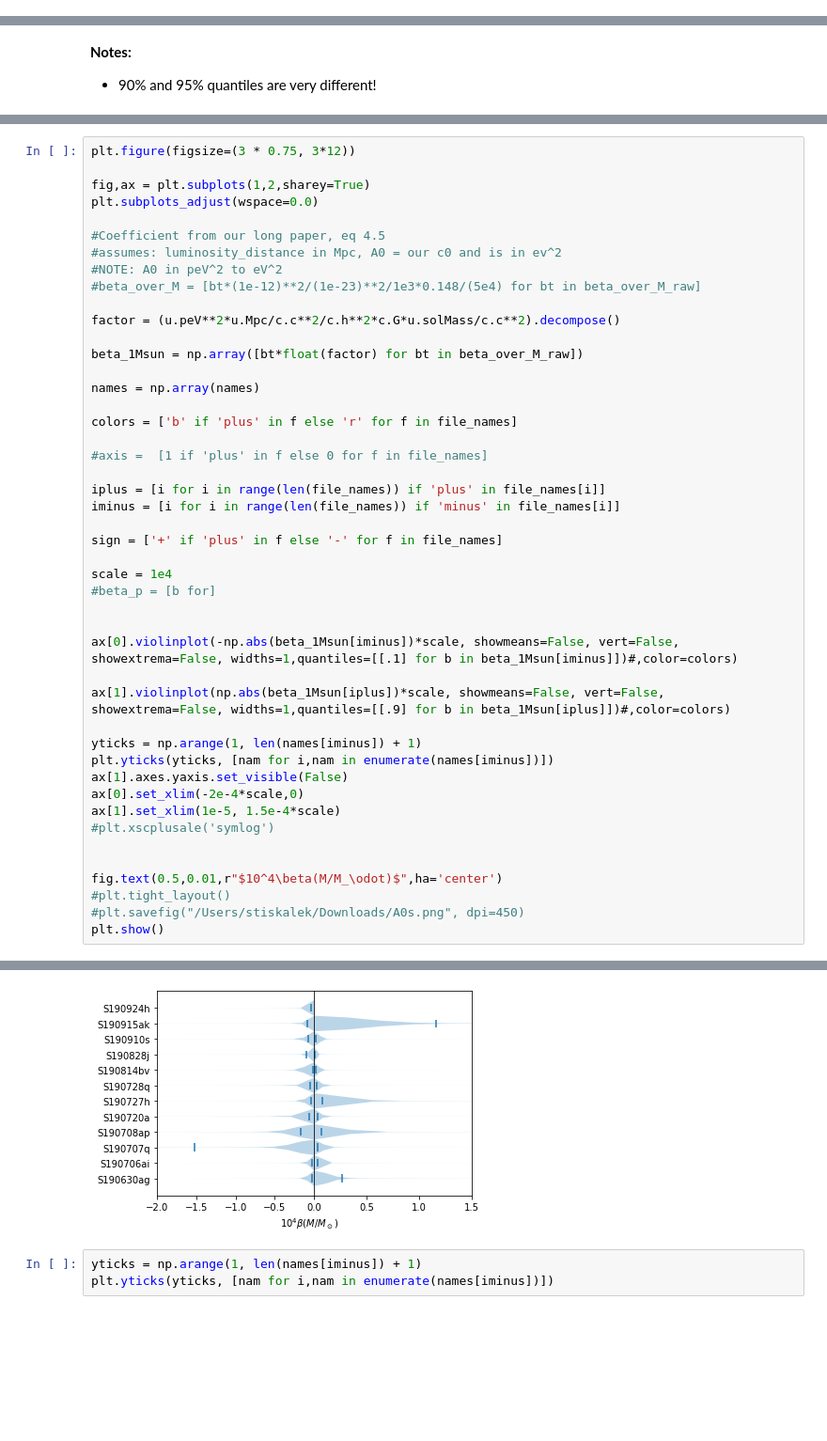
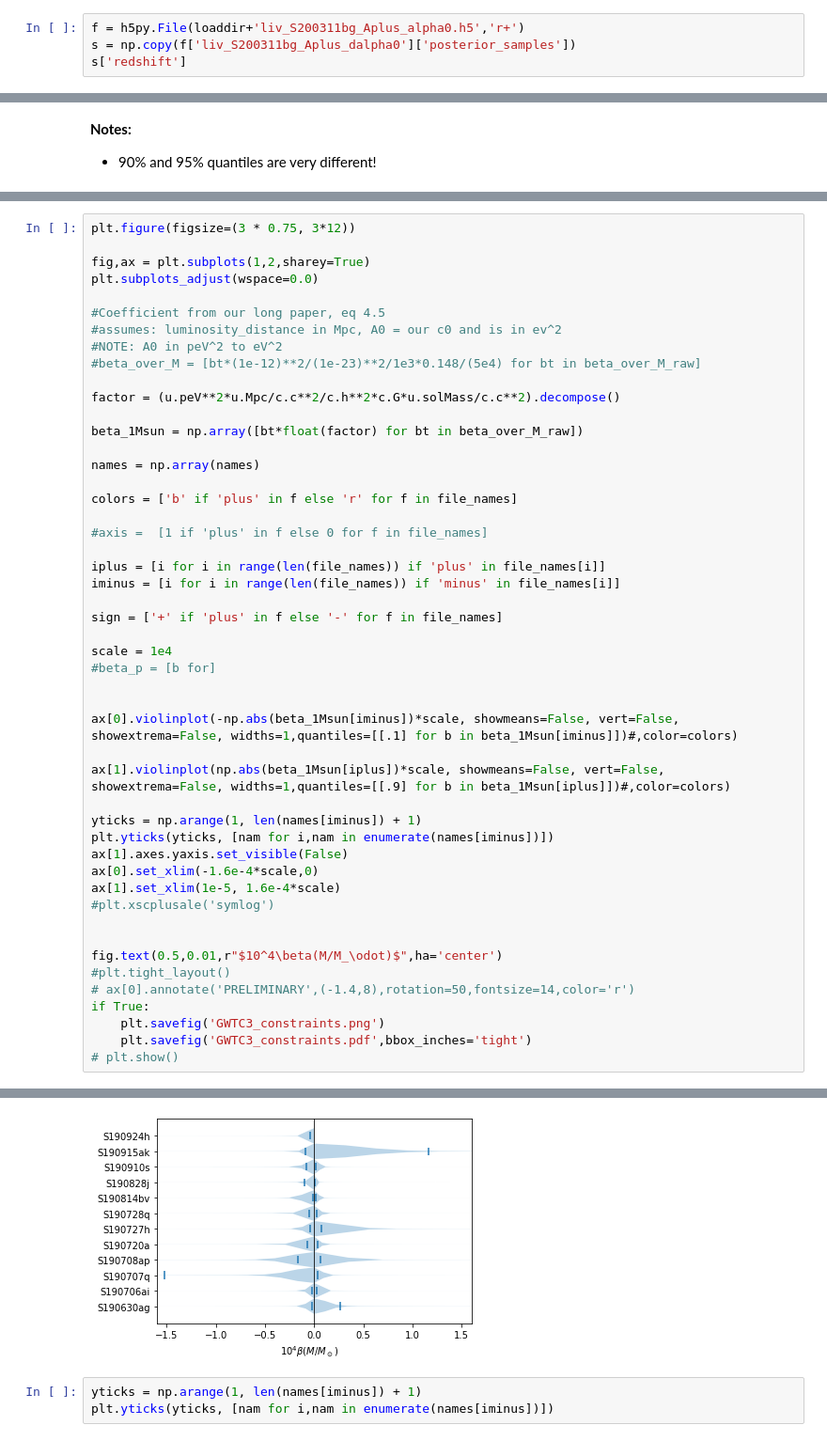
Before and after one commit to Richard-Sti/GSHE_public, a Jupyter notebook: scripts/plot_liv.ipynb, the cells around one changed output, grey strips where cells are left out. Shown: that part at 94% size. Drawn from its saved outputs; the diff is of its cells as text; blank space fills up the shorter version.

```diff
--- a/scripts/plot_liv.ipynb
+++ b/scripts/plot_liv.ipynb
@@ -166,2 +180,6 @@ plt.show()
 # %% [markdown]
 ## Violin plots
+# %%
+f = h5py.File(loaddir+'liv_S200311bg_Aplus_alpha0.h5','r+')
+s = np.copy(f['liv_S200311bg_Aplus_dalpha0']['posterior_samples'])
+s['redshift']
@@ -266,38 +388,41 @@ beta_1Msun = np.array([bt*float(factor) for bt in beta_over_M_raw])
 
 names = np.array(names)
 
 colors = ['b' if 'plus' in f else 'r' for f in file_names]
 
 #axis =  [1 if 'plus' in f else 0 for f in file_names]
 
 iplus = [i for i in range(len(file_names)) if 'plus' in file_names[i]]
 iminus = [i for i in range(len(file_names)) if 'minus' in file_names[i]]
 
 sign = ['+' if 'plus' in f else '-' for f in file_names]
 
 scale = 1e4
 #beta_p = [b for]
 
 
 ax[0].violinplot(-np.abs(beta_1Msun[iminus])*scale, showmeans=False, vert=False, showextrema=False, widths=1,quantiles=[[.1] for b in beta_1Msun[iminus]])#,color=colors)
 
 ax[1].violinplot(np.abs(beta_1Msun[iplus])*scale, showmeans=False, vert=False, showextrema=False, widths=1,quantiles=[[.9] for b in beta_1Msun[iplus]])#,color=colors)
 
 yticks = np.arange(1, len(names[iminus]) + 1)
 plt.yticks(yticks, [nam for i,nam in enumerate(names[iminus])])
 ax[1].axes.yaxis.set_visible(False)
-ax[0].set_xlim(-2e-4*scale,0)
-ax[1].set_xlim(1e-5, 1.5e-4*scale)
+ax[0].set_xlim(-1.6e-4*scale,0)
+ax[1].set_xlim(1e-5, 1.6e-4*scale)
 #plt.xscplusale('symlog')
 
 
 fig.text(0.5,0.01,r"$10^4\beta(M/M_\odot)$",ha='center')
 #plt.tight_layout()
-#plt.savefig("/Users/stiskalek/Downloads/A0s.png", dpi=450)
-plt.show()
+# ax[0].annotate('PRELIMINARY',(-1.4,8),rotation=50,fontsize=14,color='r')
+if True:
+    plt.savefig('GWTC3_constraints.png')
+    plt.savefig('GWTC3_constraints.pdf',bbox_inches='tight')
+# plt.show()
 # %% [output]
 <Figure size 162x2592 with 0 Axes>
-[figure, old version]
+[figure, new version]
 # %%
 yticks = np.arange(1, len(names[iminus]) + 1)
 plt.yticks(yticks, [nam for i,nam in enumerate(names[iminus])])
```
Also changed, not shown: parts of 28 cells of this notebook, 9 other files.
